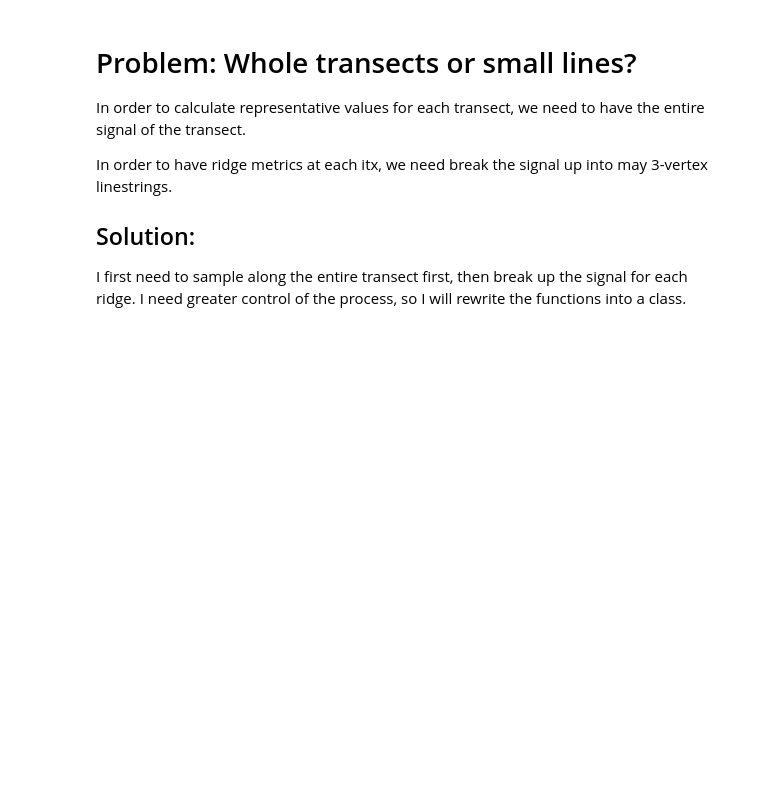
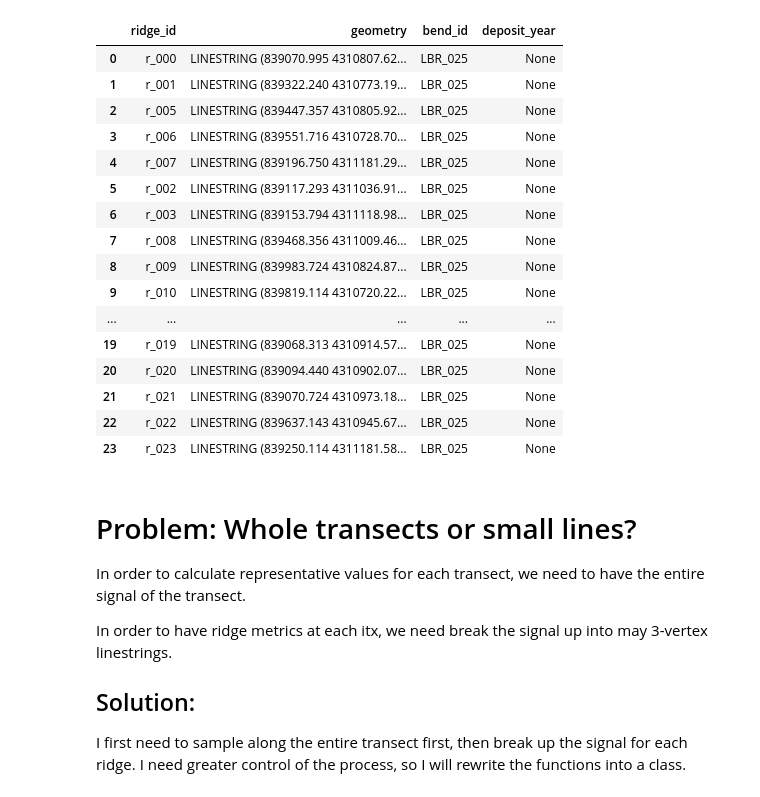
Before and after one commit to tamu-edu/scrollstats, a Jupyter notebook: RidgeMetricDevelopment.ipynb, the cells around one changed output. Saved outputs shown, nothing was run; the diff lists cells and outputs as text; code cells hidden in the pictures; blank space fills up the shorter version.

Commit message:
added deposit_year as a ridge metric

```diff
--- a/RidgeMetricDevelopment.ipynb
+++ b/RidgeMetricDevelopment.ipynb
@@ -26,6 +24,26 @@ local_crs = ":".join(dem.crs.to_authority())
 
 transects = gpd.GeoDataFrame.from_postgis(f"SELECT * FROM transects WHERE bend_id='{bend_id}'", engine, geom_col="geometry").to_crs(local_crs)
 ridges = gpd.GeoDataFrame.from_postgis(f"SELECT * FROM ridges WHERE bend_id='{bend_id}'", engine, geom_col="geometry").to_crs(local_crs)
+# %%
+ridges
+# %% [output]
+|  | ridge_id | geometry | bend_id | deposit_year |
+| 0 | r_000 | LINESTRING (839070.995 4310807.62... | LBR_025 | None |
+| 1 | r_001 | LINESTRING (839322.240 4310773.19... | LBR_025 | None |
+| 2 | r_005 | LINESTRING (839447.357 4310805.92... | LBR_025 | None |
+| 3 | r_006 | LINESTRING (839551.716 4310728.70... | LBR_025 | None |
+| 4 | r_007 | LINESTRING (839196.750 4311181.29... | LBR_025 | None |
+| 5 | r_002 | LINESTRING (839117.293 4311036.91... | LBR_025 | None |
+| 6 | r_003 | LINESTRING (839153.794 4311118.98... | LBR_025 | None |
+| 7 | r_008 | LINESTRING (839468.356 4311009.46... | LBR_025 | None |
+| 8 | r_009 | LINESTRING (839983.724 4310824.87... | LBR_025 | None |
+| 9 | r_010 | LINESTRING (839819.114 4310720.22... | LBR_025 | None |
+| ... | ... | ... | ... | ... |
+| 19 | r_019 | LINESTRING (839068.313 4310914.57... | LBR_025 | None |
+| 20 | r_020 | LINESTRING (839094.440 4310902.07... | LBR_025 | None |
+| 21 | r_021 | LINESTRING (839070.724 4310973.18... | LBR_025 | None |
+| 22 | r_022 | LINESTRING (839637.143 4310945.67... | LBR_025 | None |
+| 23 | r_023 | LINESTRING (839250.114 4311181.58... | LBR_025 | None |
 # %% [markdown]
 # Problem: Whole transects or small lines?
 In order to calculate representative values for each transect, we need to have the entire signal of the transect.
```
Also changed, not shown: parts of 10 cells of this notebook, 1 other file.
